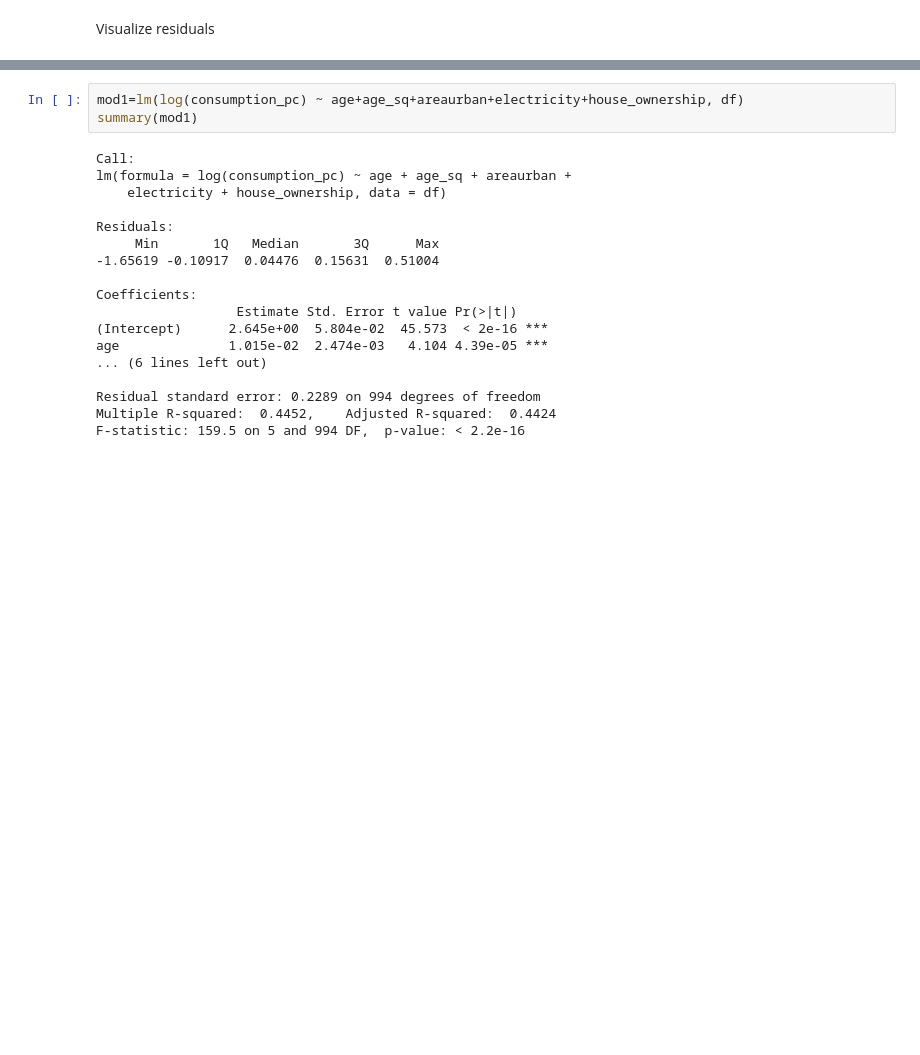
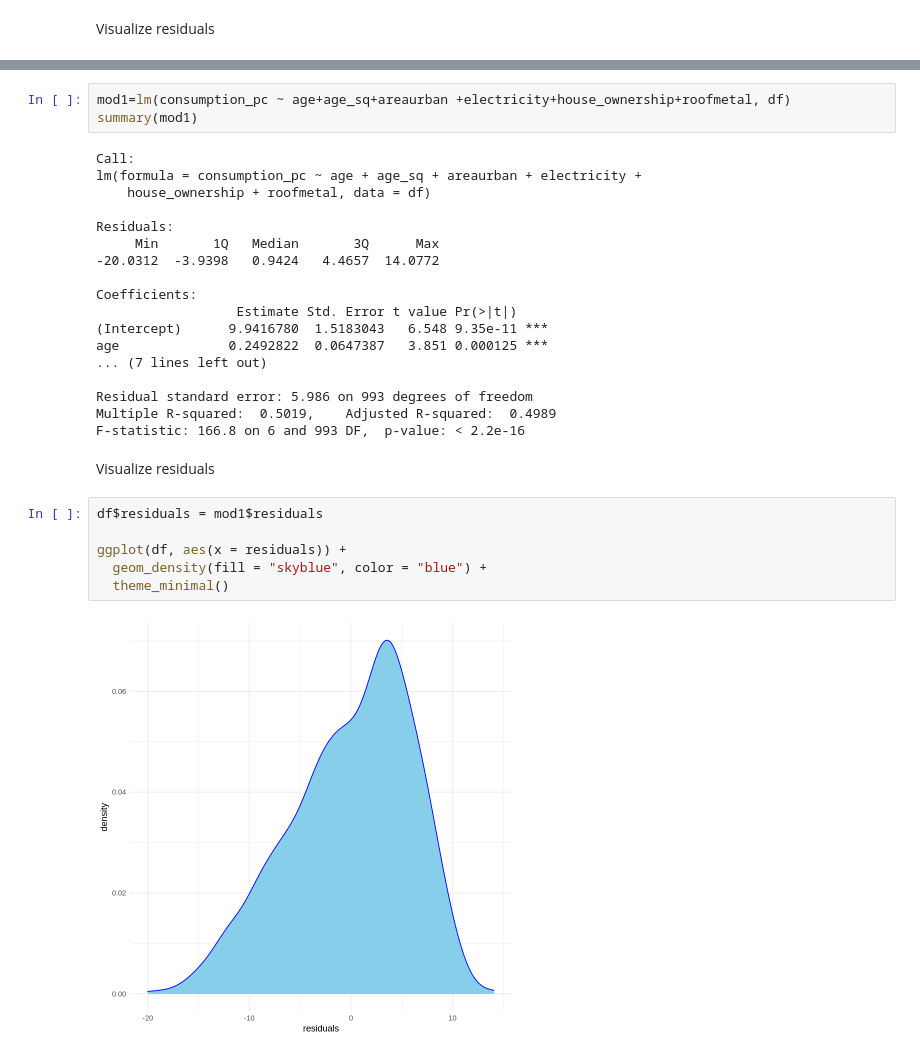
Before and after one commit to jefernandezec/s2s, a Jupyter notebook: S2S.ipynb, the cells around one changed output, grey strips where cells are left out. Cells and saved outputs as stored; diff of their text form; blank space fills up the shorter version.

```diff
--- a/S2S.ipynb
+++ b/S2S.ipynb
@@ -109,21 +122,31 @@ Turning more realistic: dropping two covariates
 # %%
-mod1=lm(log(consumption_pc) ~ age+age_sq+areaurban+electricity+house_ownership, df)
+mod1=lm(consumption_pc ~ age+age_sq+areaurban +electricity+house_ownership+roofmetal, df)
 summary(mod1)
 # %% [output]
 Call:
-lm(formula = log(consumption_pc) ~ age + age_sq + areaurban +
-    electricity + house_ownership, data = df)
+lm(formula = consumption_pc ~ age + age_sq + areaurban + electricity +
+    house_ownership + roofmetal, data = df)
 
 Residuals:
      Min       1Q   Median       3Q      Max
--1.65619 -0.10917  0.04476  0.15631  0.51004
+-20.0312  -3.9398   0.9424   4.4657  14.0772
 
 Coefficients:
                   Estimate Std. Error t value Pr(>|t|)
-(Intercept)      2.645e+00  5.804e-02  45.573  < 2e-16 ***
-age              1.015e-02  2.474e-03   4.104 4.39e-05 ***
-... (6 lines left out)
+(Intercept)      9.9416780  1.5183043   6.548 9.35e-11 ***
+age              0.2492822  0.0647387   3.851 0.000125 ***
+... (7 lines left out)
 
-Residual standard error: 0.2289 on 994 degrees of freedom
-Multiple R-squared:  0.4452,    Adjusted R-squared:  0.4424
-F-statistic: 159.5 on 5 and 994 DF,  p-value: < 2.2e-16
+Residual standard error: 5.986 on 993 degrees of freedom
+Multiple R-squared:  0.5019,    Adjusted R-squared:  0.4989
+F-statistic: 166.8 on 6 and 993 DF,  p-value: < 2.2e-16
+# %% [markdown]
+Visualize residuals
+# %%
+df$residuals = mod1$residuals
+
+ggplot(df, aes(x = residuals)) +
+  geom_density(fill = "skyblue", color = "blue") +
+  theme_minimal()
+# %% [output]
+[figure, added]
```
Also changed, not shown: parts of 12 cells of this notebook.
